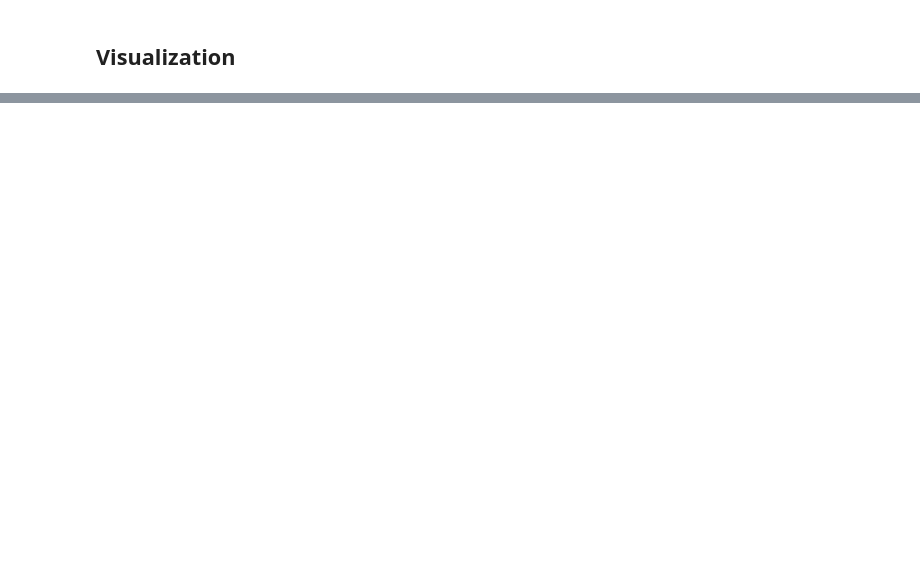
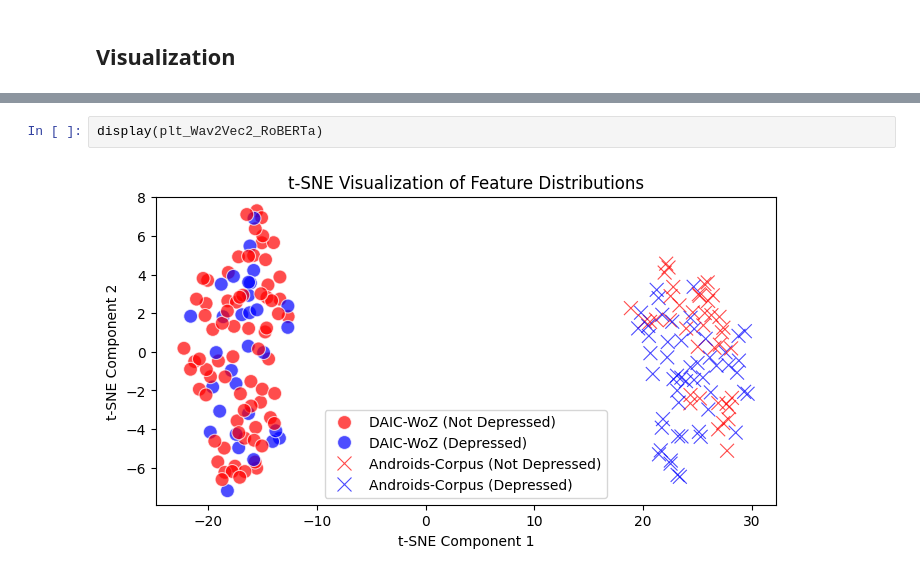
Before and after one commit to tabaraei/MultimodalDG-depression-detection, a Jupyter notebook: Depression_Detection.ipynb, the cells around one changed output, grey strips where cells are left out. Drawn from its saved outputs; the diff is of its cells as text; blank space fills up the shorter version.

```diff
--- a/Depression_Detection.ipynb
+++ b/Depression_Detection.ipynb
@@ -45,0 +60,4 @@ visualize.t_SNE_distributions(audio_vectorizer='HuBERT', text_vectorizer='BERT')
+# %%
+display(plt_Wav2Vec2_RoBERTa)
+# %% [output]
+[figure, added]
```
Also changed, not shown: parts of 4 cells of this notebook, 6 other files.
